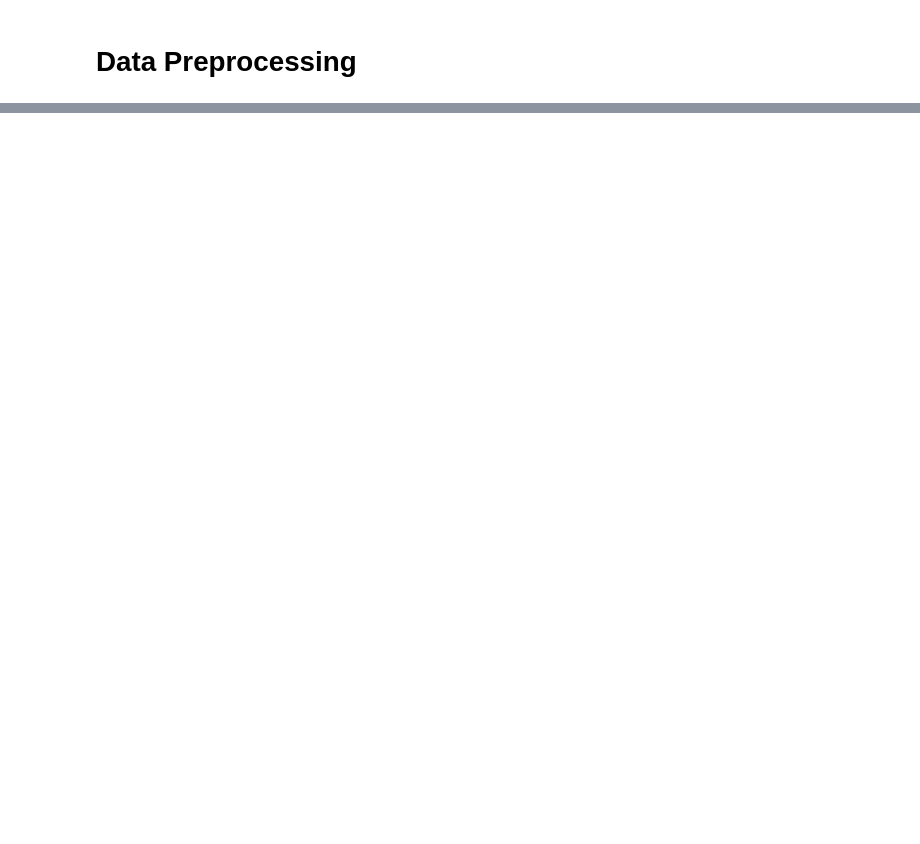
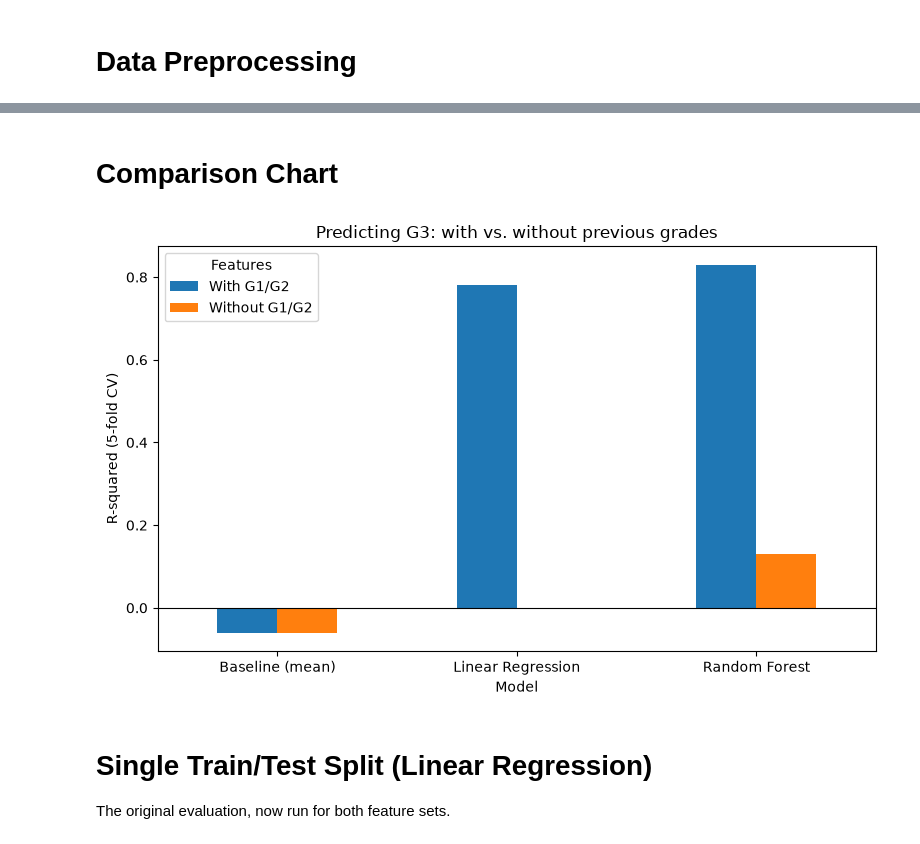
Before and after one commit to mobinrhmti/student-grade-prediction, a Jupyter notebook: Student Performance/main.ipynb, the cells around one changed output, grey strips where cells are left out. Drawn from its saved outputs; the diff is of its cells as text; code cells hidden in the pictures; blank space fills up the shorter version.

```diff
--- a/Student Performance/main.ipynb
+++ b/Student Performance/main.ipynb
@@ -35,3 +76,0 @@ X_train, X_test, y_train, y_test = train_test_split(X, y, test_size=0.2, random_
-# %%
-model = LinearRegression()
-model.fit(X_train, y_train)
@@ -68,0 +87,29 @@ print(coefficients.head(10))
+# %%
+models = {
+    'Baseline (mean)': DummyRegressor(strategy='mean'),
+    'Linear Regression': LinearRegression(),
+    'Random Forest': RandomForestRegressor(n_estimators=200, random_state=42),
+}
+
+feature_sets = {
+    'With G1/G2': X_with_grades,
+    'Without G1/G2': X_no_grades,
+}
+
+rows = []
+for set_name, features in feature_sets.items():
+    for model_name, model in models.items():
+        cv = cross_validate(
+            model, features, y, cv=5,
+            scoring=['r2', 'neg_root_mean_squared_error', 'neg_mean_absolute_error'],
+        )
+        rows.append({
+            'Features': set_name,
+            'Model': model_name,
+            'R2': cv['test_r2'].mean(),
+            'RMSE': -cv['test_neg_root_mean_squared_error'].mean(),
+            'MAE': -cv['test_neg_mean_absolute_error'].mean(),
+        })
+
+results = pd.DataFrame(rows).round(2)
+results
@@ -68,0 +124,19 @@ print(coefficients.head(10))
+# %% [markdown]
+# Comparison Chart
+# %%
+pivot = results.pivot(index='Model', columns='Features', values='R2')
+pivot = pivot.loc[['Baseline (mean)', 'Linear Regression', 'Random Forest']]
+
+ax = pivot.plot(kind='bar', figsize=(8, 5), rot=0)
+ax.set_ylabel('R-squared (5-fold CV)')
+ax.set_title('Predicting G3: with vs. without previous grades')
+ax.axhline(0, color='black', linewidth=0.8)
+plt.tight_layout()
+plt.savefig('r2_comparison.png', dpi=150)
+plt.show()
+# %% [output]
+[figure, added]
+# %% [markdown]
+# Single Train/Test Split (Linear Regression)
+
+The original evaluation, now run for both feature sets.
```
Also changed, not shown: parts of 24 cells of this notebook, 2 other files.
